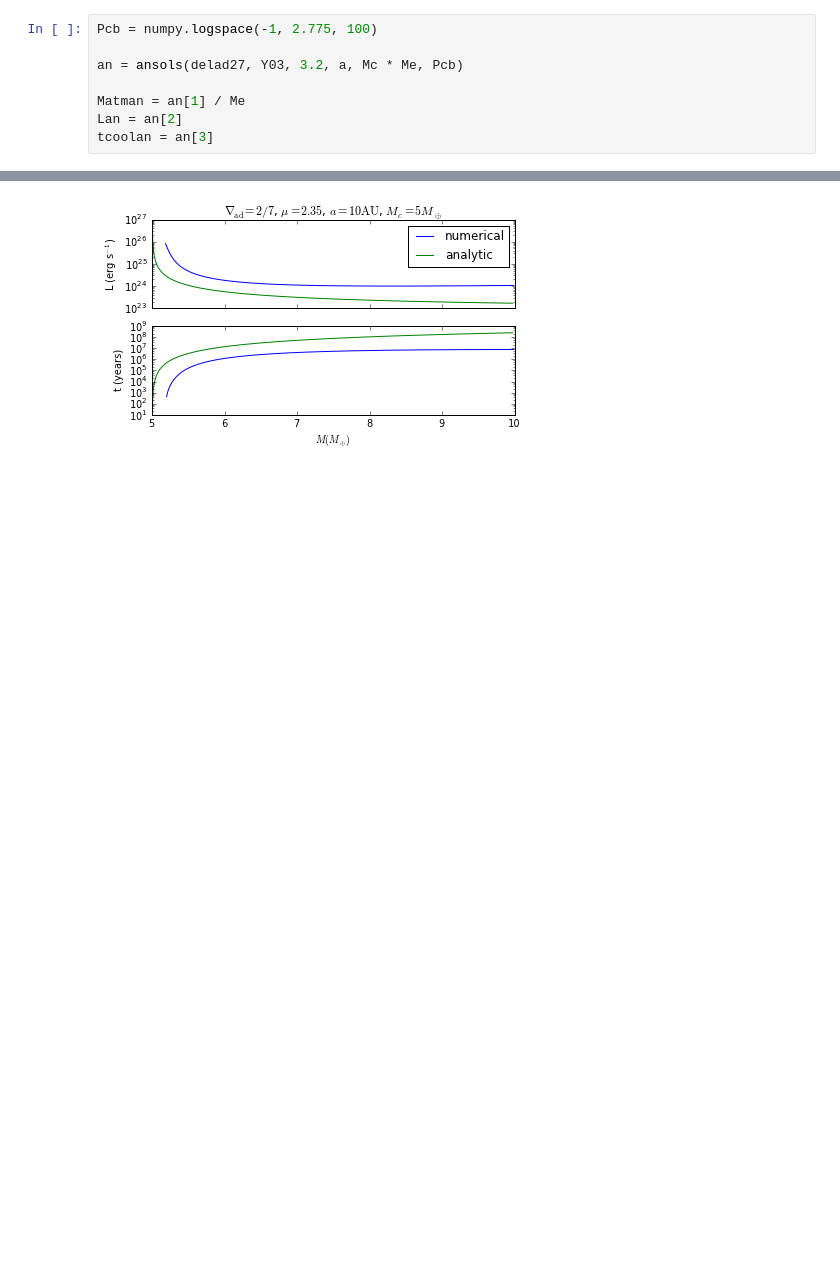
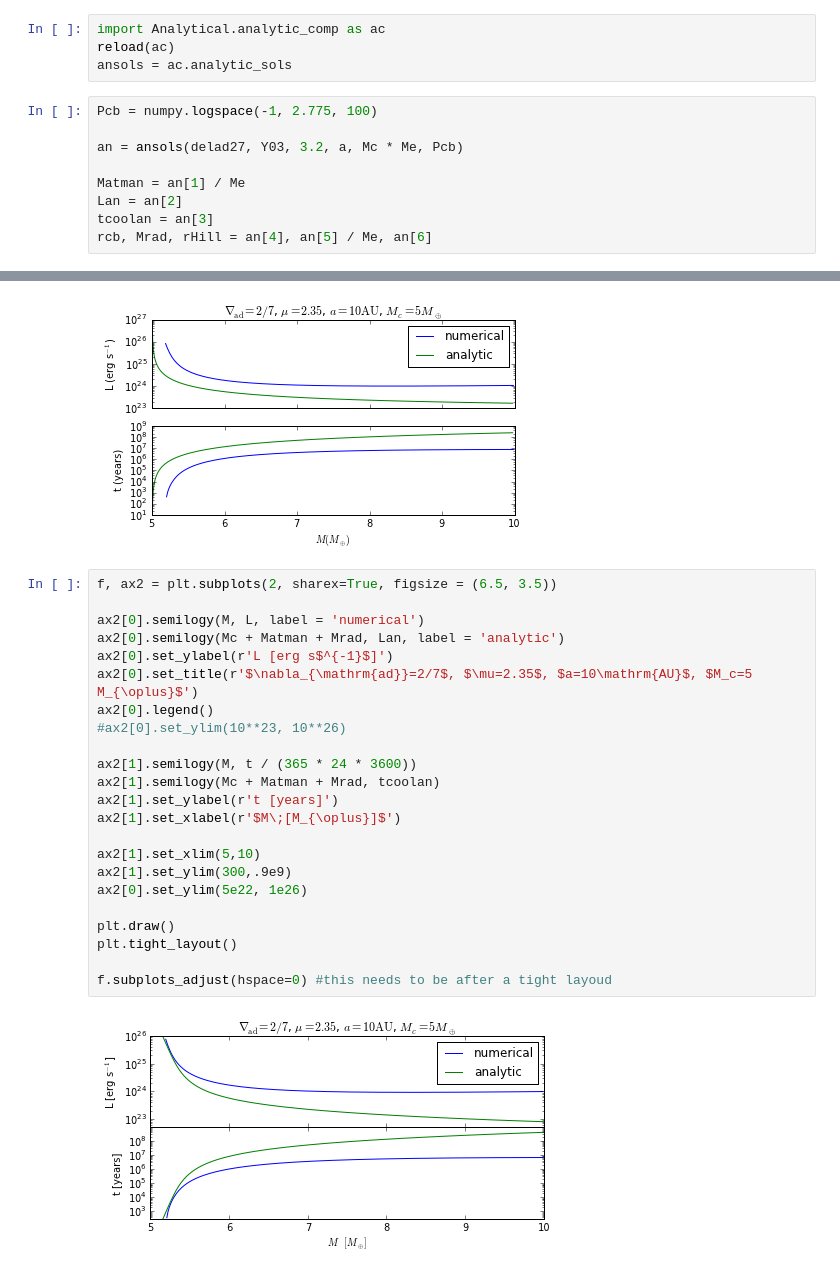
Before and after one commit to apiso/core_accretion, a Jupyter notebook: python/RadSGPoly/plots_poster.ipynb, the cells around one changed output, grey strips where cells are left out. Saved outputs shown, nothing was run; the diff lists cells and outputs as text; blank space fills up the shorter version.

```diff
--- a/python/RadSGPoly/plots_poster.ipynb
+++ b/python/RadSGPoly/plots_poster.ipynb
@@ -104,6 +104,10 @@ t = 0 * numpy.ndarray(shape = (len(dtcrit)), dtype = float)
 
 for i in range(len(t)):
     t[i] = sum(dtcrit[:i])
+# %%
+import Analytical.analytic_comp as ac
+reload(ac)
+ansols = ac.analytic_sols
 # %%
 Pcb = numpy.logspace(-1, 2.775, 100)
 
@@ -112,3 +116,4 @@ an = ansols(delad27, Y03, 3.2, a, Mc * Me, Pcb)
 Matman = an[1] / Me
 Lan = an[2]
 tcoolan = an[3]
+rcb, Mrad, rHill = an[4], an[5] / Me, an[6]
@@ -132,3 +140,28 @@ ax2[1].set_xlabel(r'$M(M_{\oplus})$')
 plt.savefig(userpath + '/figs/ModelAtmospheres/RadSelfGravPoly/' + filename2)
 # %% [output]
 [figure]
+# %%
+f, ax2 = plt.subplots(2, sharex=True, figsize = (6.5, 3.5))
+
+ax2[0].semilogy(M, L, label = 'numerical')
+ax2[0].semilogy(Mc + Matman + Mrad, Lan, label = 'analytic')
+ax2[0].set_ylabel(r'L [erg s$^{-1}$]')
+ax2[0].set_title(r'$\nabla_{\mathrm{ad}}=2/7$, $\mu=2.35$, $a=10\mathrm{AU}$, $M_c=5 M_{\oplus}$')
+ax2[0].legend()
+#ax2[0].set_ylim(10**23, 10**26)
+
+ax2[1].semilogy(M, t / (365 * 24 * 3600))
+ax2[1].semilogy(Mc + Matman + Mrad, tcoolan)
+ax2[1].set_ylabel(r't [years]')
+ax2[1].set_xlabel(r'$M\;[M_{\oplus}]$')
+
+ax2[1].set_xlim(5,10)
+ax2[1].set_ylim(300,.9e9)
+ax2[0].set_ylim(5e22, 1e26)
+
+plt.draw()
+plt.tight_layout()
+
+f.subplots_adjust(hspace=0) #this needs to be after a tight layoud
+# %% [output]
+[figure, added]
```
Also changed, not shown: parts of 4 cells of this notebook, 1 other file.
